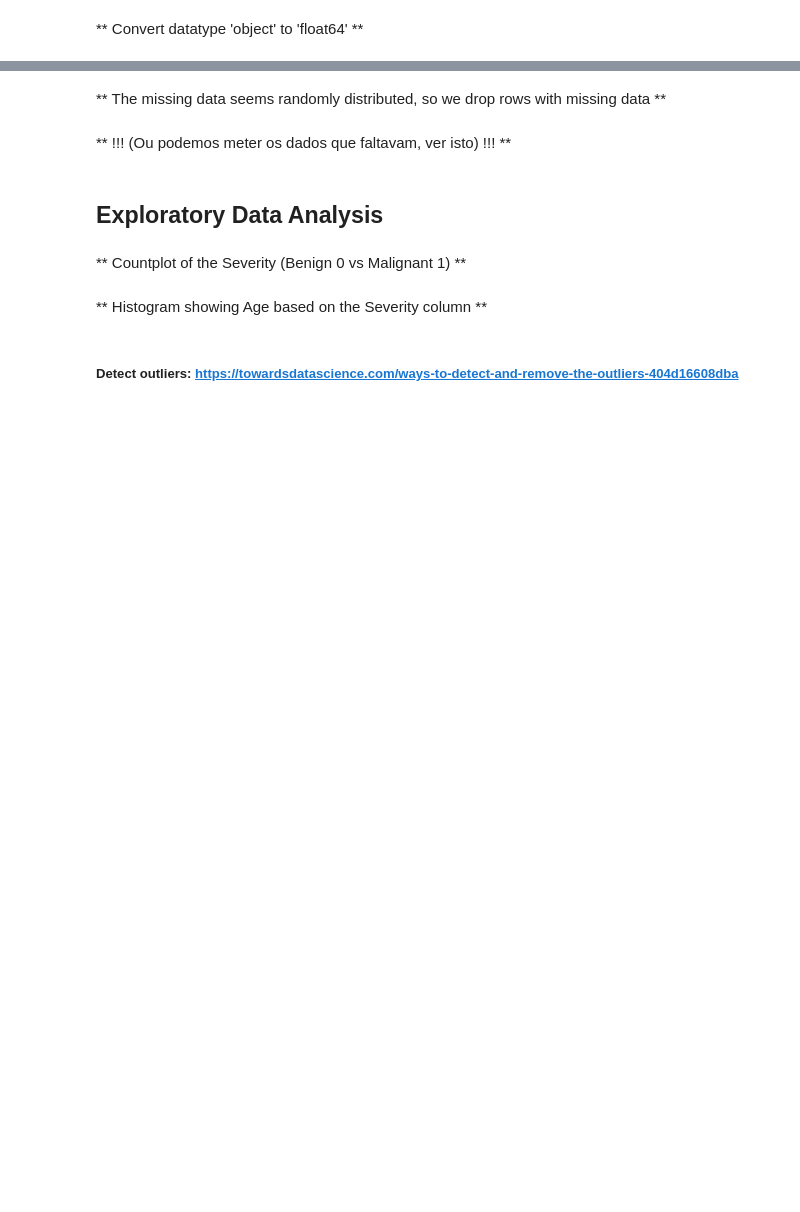
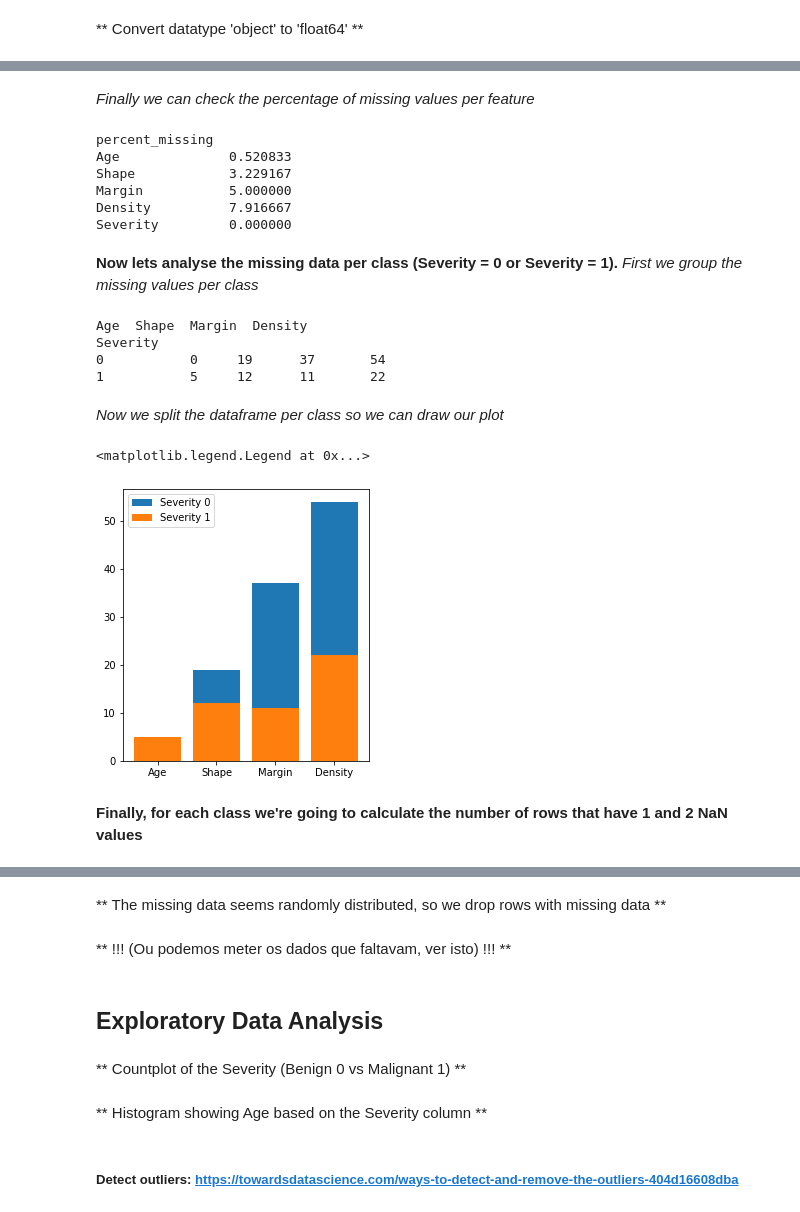
Before and after one commit to pferreira101/ClinicalExaminations, a Jupyter notebook: ClinicalExaminations/script.ipynb, the cells around one changed output, grey strips where cells are left out. Cells and saved outputs as stored; diff of their text form; code cells hidden in the pictures; blank space fills up the shorter version.

```diff
--- a/ClinicalExaminations/script.ipynb
+++ b/ClinicalExaminations/script.ipynb
@@ -50,0 +150,41 @@ sns.heatmap(data.isnull(),yticklabels=False,cbar=False,cmap='viridis')
+# %% [markdown]
+*Finally we can check the percentage of missing values per feature*
+# %%
+percent_missing = data.isnull().sum() * 100 / len(data)
+missing_value_df = pd.DataFrame({'percent_missing': percent_missing})
+print(missing_value_df)
+# %% [output]
+percent_missing
+Age              0.520833
+Shape            3.229167
+Margin           5.000000
+Density          7.916667
+Severity         0.000000
+# %% [markdown]
+**Now lets analyse the missing data per class (Severity = 0 or Severity = 1).**
+*First we group the missing values per class*
+# %%
+grouped_data = data.groupby('Severity')
+missing_values_class = grouped_data.count().rsub(grouped_data.size(), axis=0)
+print(missing_values_class)
+# %% [output]
+Age  Shape  Margin  Density
+Severity
+0           0     19      37       54
+1           5     12      11       22
+# %% [markdown]
+*Now we split the dataframe per class so we can draw our plot*
+# %%
+m_new_1, m_new_2 = missing_values_class.head(1), missing_values_class.tail(1)
+# %%
+plt.figure(figsize=(15, 5))
+plt.subplot(131)
+plt.bar(m_new_1.axes[1].to_list(), m_new_1.values[0], label = "Severity 0")
+plt.subplot(131)
+plt.bar(m_new_2.axes[1].to_list(), m_new_2.values[0], label = "Severity 1")
+plt.legend()
+# %% [output]
+<matplotlib.legend.Legend at 0x...>
+[figure, added]
+# %% [markdown]
+**Finally, for each class we're going to calculate the number of rows that have 1 and 2 NaN values**
```
Also changed, not shown: parts of 17 cells of this notebook.
